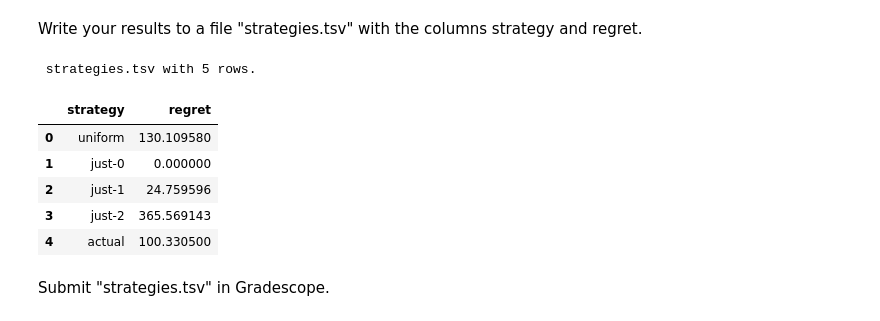
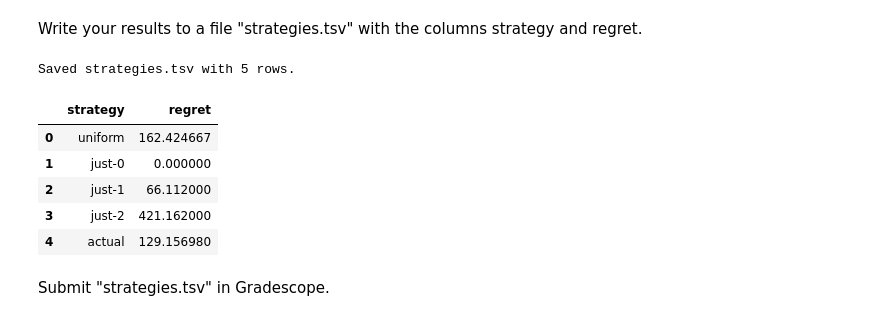
Before and after one commit to Nitya-lab/dx704-project-03, a Jupyter notebook: project.ipynb, the cells around one changed output. Drawn from its saved outputs; the diff is of its cells as text; code cells hidden in the pictures.

```diff
--- a/project.ipynb
+++ b/project.ipynb
@@ -232,49 +238,46 @@ import pandas as pd
 import numpy as np
 
 T = 1000
-SEED_ACTUAL = 2025002
+ACTIONS_FILE = "actions.tsv"
+HIST_FILE    = "history.tsv"
+OUT_FILE     = "strategies.tsv"
 
-bandit = BanditProblem(SEED_ACTUAL)
-K = bandit.get_num_arms()
+actions = pd.read_csv(ACTIONS_FILE, sep="\t")
+assert {"action", "mean_reward"}.issubset(actions.columns)
 
-mu = 0.5 * bandit.ns * bandit.ps
-mu_star = float(np.max(mu))
-mu_mean = float(np.mean(mu))
+mu_per_arm = actions.set_index("action")["mean_reward"].to_dict()
+K = len(mu_per_arm)
+mu_star = max(mu_per_arm.values())
+mu_mean = sum(mu_per_arm.values()) / K
 
 rows = []
 
-reg_uniform = T * (mu_star - mu_mean)
-rows.append({"strategy": "uniform", "regret": reg_uniform})
+rows.append({"strategy": "uniform", "regret": T * (mu_star - mu_mean)})
 
 for i in range(K):
-    rows.append({
-        "strategy": f"just-{i}",
-        "regret": T * (mu_star - float(mu[i]))
-    })
+    rows.append({"strategy": f"just-{i}", "regret": T * (mu_star - mu_per_arm[i])})
 # %% [markdown]
 Write your results to a file "strategies.tsv" with the columns strategy and regret.
 # %%
 # YOUR CHANGES HERE
 
-hist = pd.read_csv("history.tsv", sep="\t")
-assert {"action","reward"}.issubset(hist.columns)
-counts = hist["action"].value_counts().reindex(range(K), fill_value=0).to_numpy()
-exp_total_reward_actual = float(np.dot(counts, mu))
-reg_actual = T * mu_star - exp_total_reward_actual
-rows.append({"strategy": "actual", "regret": reg_actual})
+hist = pd.read_csv(HIST_FILE, sep="\t")
+assert {"action", "reward"}.issubset(hist.columns)
+real_total = hist["reward"].sum()
+rows.append({"strategy": "actual", "regret": T * mu_star - real_total})
 
 strategies = pd.DataFrame(rows)
-strategies.to_csv("strategies.tsv", sep="\t", index=False, float_format="%.6f")
-print(f" strategies.tsv with {len(strategies)} rows.")
+strategies.to_csv(OUT_FILE, sep="\t", index=False, float_format="%.6f")
+print(f"Saved {OUT_FILE} with {len(strategies)} rows.")
 strategies
 # %% [output]
- strategies.tsv with 5 rows.
+Saved strategies.tsv with 5 rows.
 |  | strategy | regret |
-| 0 | uniform | 130.109580 |
+| 0 | uniform | 162.424667 |
 | 1 | just-0 | 0.000000 |
-| 2 | just-1 | 24.759596 |
-| 3 | just-2 | 365.569143 |
-| 4 | actual | 100.330500 |
+| 2 | just-1 | 66.112000 |
+| 3 | just-2 | 421.162000 |
+| 4 | actual | 129.156980 |
 # %% [markdown]
 Submit "strategies.tsv" in Gradescope.
 # %% [markdown]
```
Also changed, not shown: parts of 1 cell of this notebook, 2 other files.
